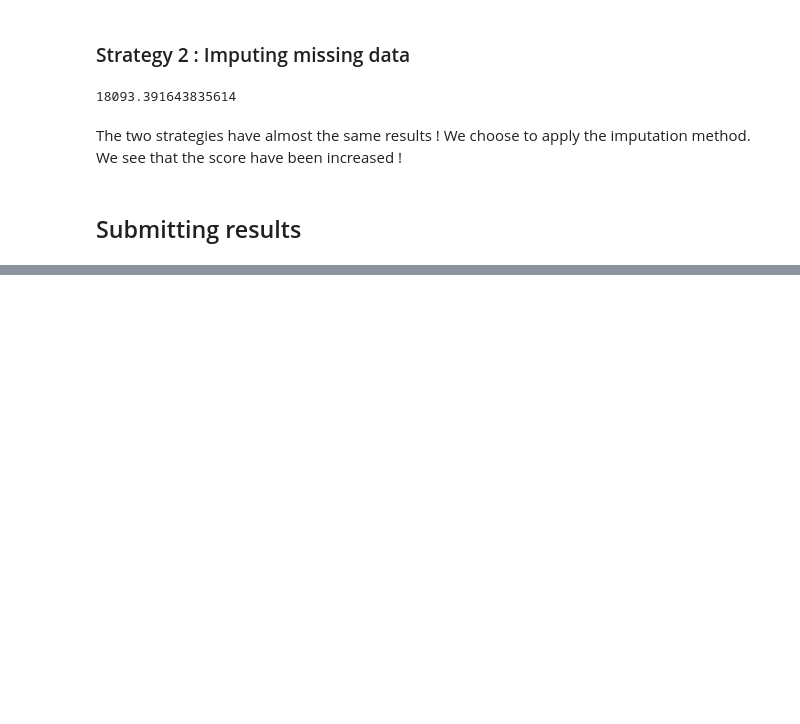
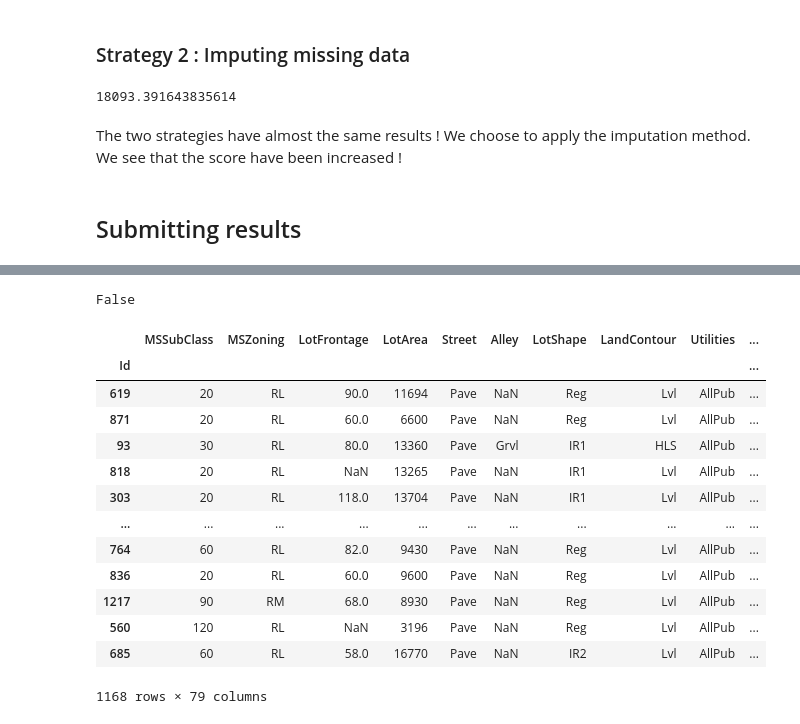
Before and after one commit to jeremypayan/Housing-price-prediction, a Jupyter notebook: housing_price_prediction.ipynb, the cells around one changed output, grey strips where cells are left out. Drawn from its saved outputs; the diff is of its cells as text; code cells hidden in the pictures; blank space fills up the shorter version.

Commit message:
Categorical exploration

```diff
--- a/housing_price_prediction.ipynb
+++ b/housing_price_prediction.ipynb
@@ -253,0 +313,40 @@ assert (len(output) == 1459 )
+# %%
+from sklearn.preprocessing import LabelEncoder
+
+# Categorical columns
+obj_cols = [col for col in X_train.columns if X_train[col].dtype == 'object']
+
+# Dropping categorical values available into X_val but unavailable into X_train
+good_label_cols = [col for col in X_train.columns if set(X_train[col]) == set(X_val[col])]
+bad_label_cols = list(set(obj_cols) - set(good_label_cols))
+
+X_train = X_train.drop(bad_label_cols, axis=1)
+X_val = X_val.drop(bad_label_cols, axis=1)
+
+# Dropping categorical columns with empty values
+empty_label_cols = [col for col in good_label_cols if X_train[col].isnull().sum() > 0]
+label_X_train = X_train.drop(empty_label_cols, axis=1)
+label_X_val = X_val.drop(empty_label_cols, axis=1)
+
+label_cols = list(set(good_label_cols) - set(empty_label_cols))
+
+# Encoding features
+label_encoder = LabelEncoder()
+for col in label_cols :
+    label_X_train[col] = label_encoder.fit_transform(X_train[col])
+    label_X_val[col] = label_encoder.transform(X_val[col])
+
+
+# Imputing on missing values
+my_imputer = SimpleImputer(strategy='median')
+imputed_X_train = pd.DataFrame(my_imputer.fit_transform(label_X_train))
+imputed_X_val = pd.DataFrame(my_imputer.transform(label_X_val))
+
+# Imputation removed column names; put them back
+imputed_X_train.columns = label_X_train.columns
+imputed_X_val.columns =label_X_val.columns
+
+
+# Getting MAE performance
+print(get_mae(X_train=imputed_X_train, y_train=y_train,
+                    X_val=imputed_X_val, y_val=y_val, model=model_3))
@@ -253,0 +456,21 @@ assert (len(output) == 1459 )
+# %%
+len(X_test.columns) == len(X_train.columns)
+# %% [output]
+False
+# %%
+X_train
+# %% [output]
+|  | MSSubClass | MSZoning | LotFrontage | LotArea | Street | Alley | LotShape | LandContour | Utilities | ... |
+| Id |  |  |  |  |  |  |  |  |  | ... |
+| 619 | 20 | RL | 90.0 | 11694 | Pave | NaN | Reg | Lvl | AllPub | ... |
+| 871 | 20 | RL | 60.0 | 6600 | Pave | NaN | Reg | Lvl | AllPub | ... |
+| 93 | 30 | RL | 80.0 | 13360 | Pave | Grvl | IR1 | HLS | AllPub | ... |
+| 818 | 20 | RL | NaN | 13265 | Pave | NaN | IR1 | Lvl | AllPub | ... |
+| 303 | 20 | RL | 118.0 | 13704 | Pave | NaN | IR1 | Lvl | AllPub | ... |
+| ... | ... | ... | ... | ... | ... | ... | ... | ... | ... | ... |
+| 764 | 60 | RL | 82.0 | 9430 | Pave | NaN | Reg | Lvl | AllPub | ... |
+| 836 | 20 | RL | 60.0 | 9600 | Pave | NaN | Reg | Lvl | AllPub | ... |
+| 1217 | 90 | RM | 68.0 | 8930 | Pave | NaN | Reg | Lvl | AllPub | ... |
+| 560 | 120 | RL | NaN | 3196 | Pave | NaN | Reg | Lvl | AllPub | ... |
+| 685 | 60 | RL | 58.0 | 16770 | Pave | NaN | IR2 | Lvl | AllPub | ... |
+1168 rows × 79 columns
```
Also changed, not shown: parts of 17 cells of this notebook.
